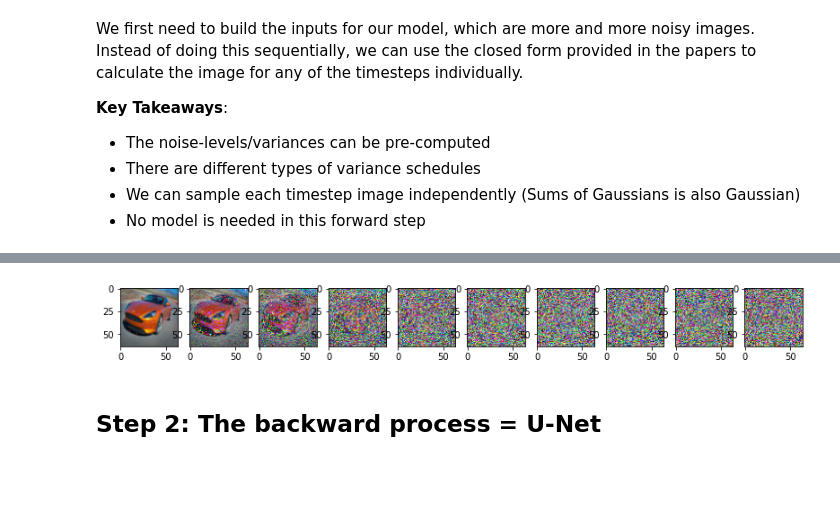
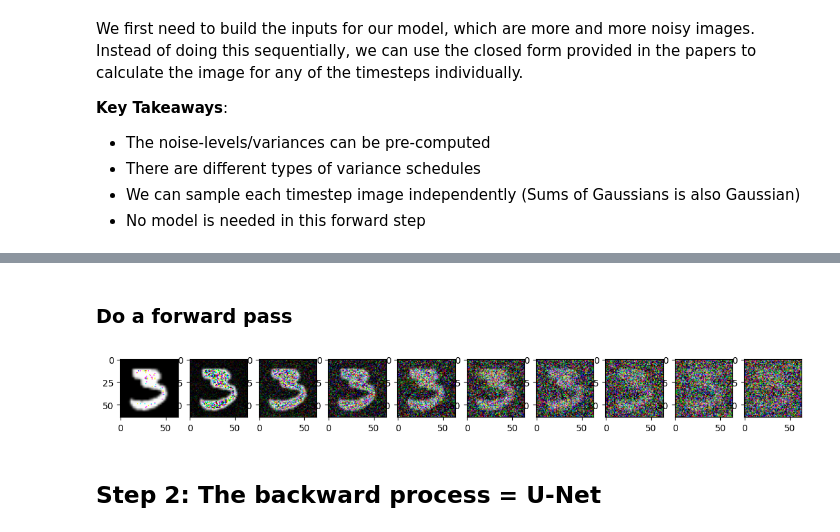
Before and after one commit to YasiiKB/gen_AI_assign3, a Jupyter notebook: diffusion_model.ipynb, the cells around one changed output, grey strips where cells are left out. Drawn from its saved outputs; the diff is of its cells as text; code cells hidden in the pictures; blank space fills up the shorter version.

```diff
--- a/diffusion_model.ipynb
+++ b/diffusion_model.ipynb
@@ -91,39 +67,0 @@ Let's test it on our dataset ...
-# %%
-from torchvision import transforms
-from torch.utils.data import DataLoader
-import numpy as np
-
-IMG_SIZE = 64
-BATCH_SIZE = 128
-
-def load_transformed_dataset():
-    data_transforms = [
-        transforms.Resize((IMG_SIZE, IMG_SIZE)),
-        transforms.RandomHorizontalFlip(),
-        transforms.ToTensor(), # Scales data into [0,1]
-        transforms.Lambda(lambda t: (t * 2) - 1) # Scale between [-1, 1]
-    ]
-    data_transform = transforms.Compose(data_transforms)
-
-    train = torchvision.datasets.StanfordCars(root=".", download=True,
-                                         transform=data_transform)
-
-    test = torchvision.datasets.StanfordCars(root=".", download=True,
-                                         transform=data_transform, split='test')
-    return torch.utils.data.ConcatDataset([train, test])
-def show_tensor_image(image):
-    reverse_transforms = transforms.Compose([
-        transforms.Lambda(lambda t: (t + 1) / 2),
-        transforms.Lambda(lambda t: t.permute(1, 2, 0)), # CHW to HWC
-        transforms.Lambda(lambda t: t * 255.),
-        transforms.Lambda(lambda t: t.numpy().astype(np.uint8)),
-        transforms.ToPILImage(),
-    ])
-
-    # Take first image of batch
-    if len(image.shape) == 4:
-        image = image[0, :, :, :]
-    plt.imshow(reverse_transforms(image))
-
-data = load_transformed_dataset()
-dataloader = DataLoader(data, batch_size=BATCH_SIZE, shuffle=True, drop_last=True)
@@ -130,19 +205,21 @@ dataloader = DataLoader(data, batch_size=BATCH_SIZE, shuffle=True, drop_last=Tru
+# %% [markdown]
+### Do a forward pass
 # %%
 # Simulate forward diffusion
-image = next(iter(dataloader))[0]
+image = next(iter(dataloader))
 
 plt.figure(figsize=(15,15))
 plt.axis('off')
 num_images = 10
 stepsize = int(T/num_images)
 
 for idx in range(0, T, stepsize):
     t = torch.Tensor([idx]).type(torch.int64)
     plt.subplot(1, num_images+1, int(idx/stepsize) + 1)
     img, noise = forward_diffusion_sample(image, t)
     show_tensor_image(img)
 # %% [output]
-[figure, old version]
+[figure, new version]
 # %% [markdown]
 ## Step 2: The backward process = U-Net
 # %% [markdown]
```
Also changed, not shown: parts of 9 cells of this notebook.
